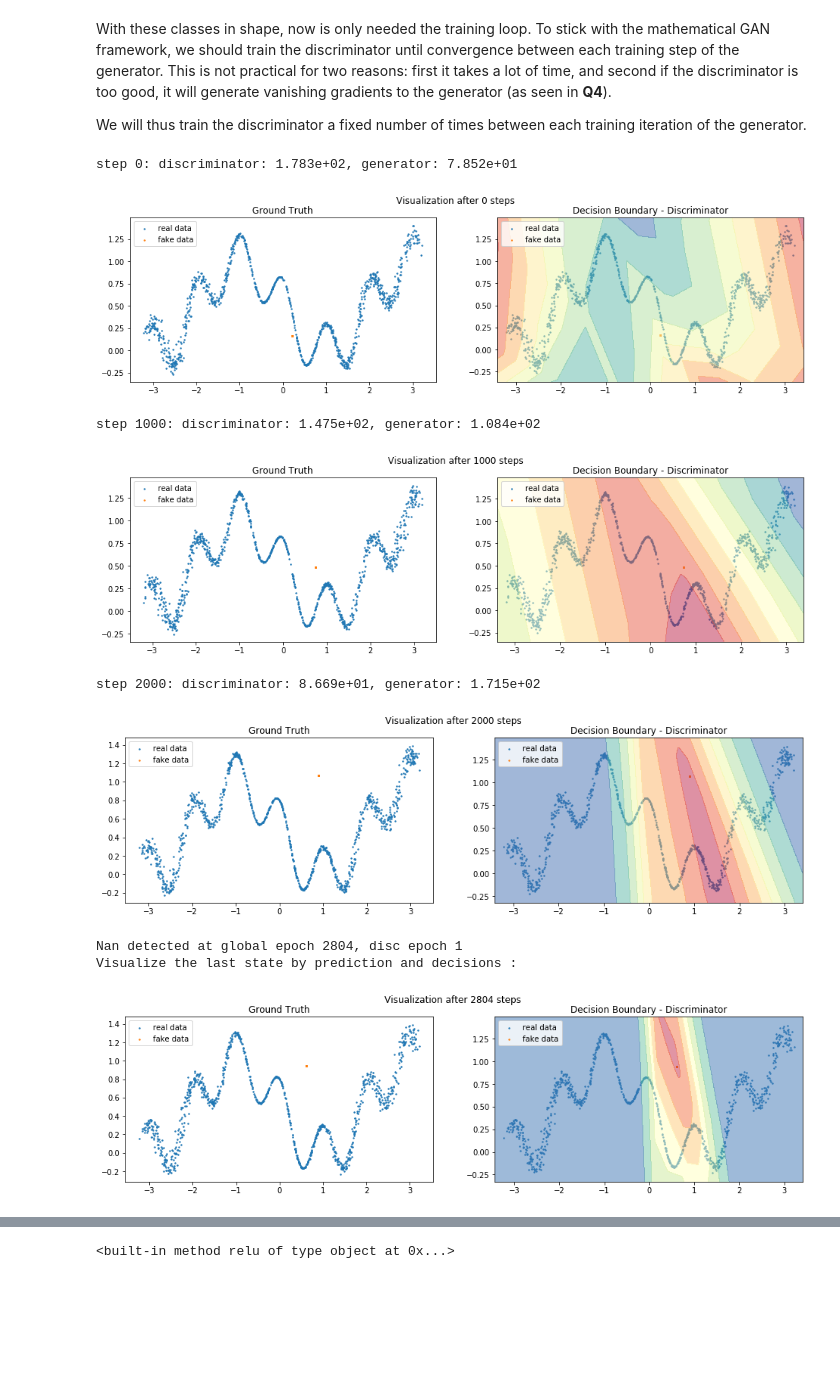
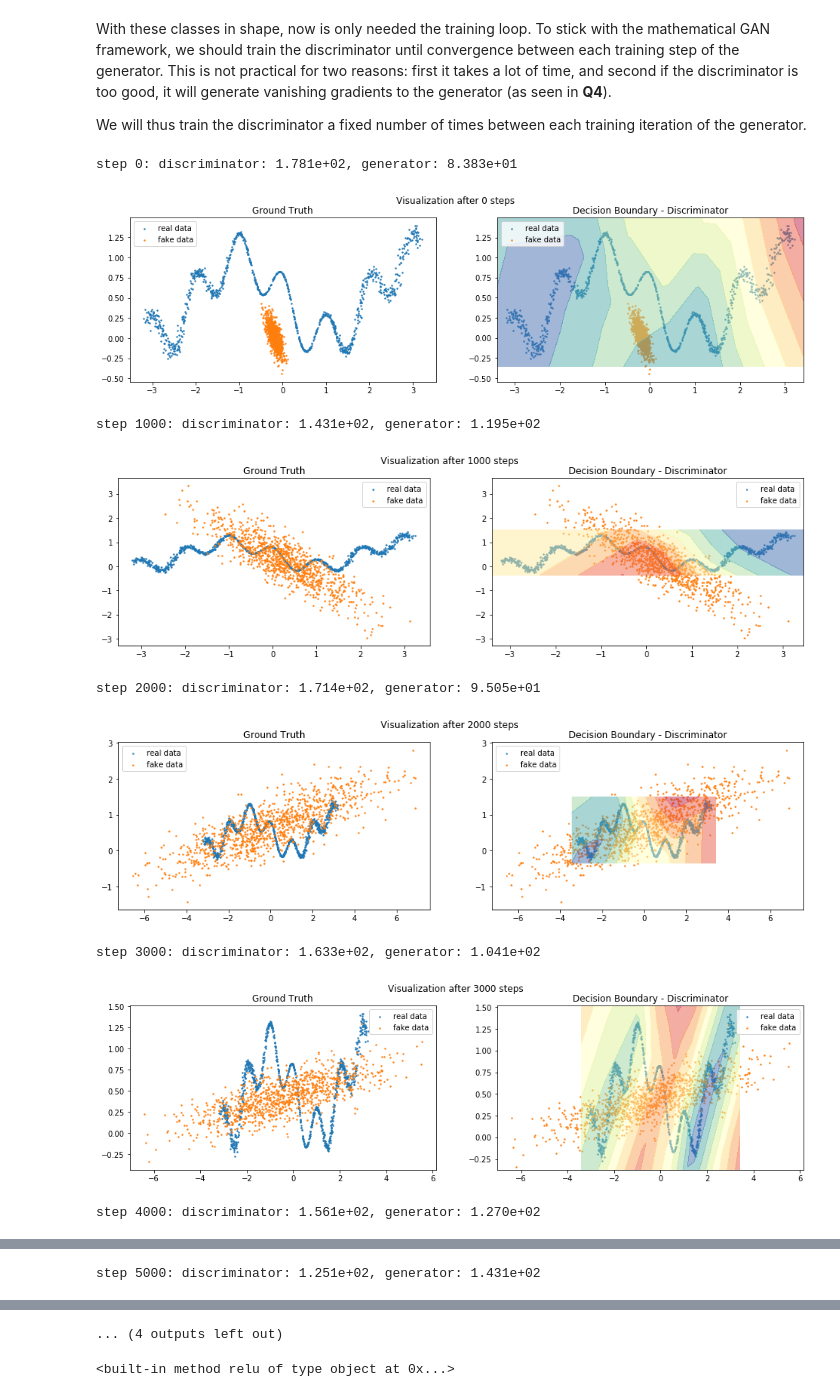
Before and after one commit to EmmanuelJhno/Advanced_Deep_Learning, a Jupyter notebook: Lab6/TP6_generative_models.ipynb, the cells around one changed output, grey strips where cells are left out. Drawn from its saved outputs; the diff is of its cells as text; code cells hidden in the pictures; blank space fills up the shorter version.

Commit message:
Trying to make the generator output something else than a gaussian.

```diff
--- a/Lab6/TP6_generative_models.ipynb
+++ b/Lab6/TP6_generative_models.ipynb
@@ -243,7 +243,7 @@ def trainer(ratio=TRAIN_RATIO, epochs=N_ITER, n_layers_gen=3, n_neurons_gen=7,
             plot=True, loss_method='standard', n_layers_disc=3, n_neurons_disc=7):
 
     generator = Generator(n_hidden_layers=n_layers_gen, n_neurons=n_neurons_gen, prior=PRIOR_N,
-                          output_activation=None, hidden_activations=torch.sigmoid)
+                          output_activation=None, hidden_activations=None)
     optim_gen = torch.optim.Adam(generator.parameters(), lr=1e-4, betas=(0.5,0.9))
     discriminator = Discriminator(n_hidden_layers=n_layers_disc, n_neurons=n_neurons_disc)
     optim_disc = torch.optim.Adam(discriminator.parameters(), lr=1e-4, betas=(0.5,0.9))
@@ -266,6 +266,7 @@ def trainer(ratio=TRAIN_RATIO, epochs=N_ITER, n_layers_gen=3, n_neurons_gen=7,
             for (data, targets) in loader: # only one batch anyway
                 prediction = discriminator(data).flatten()
                 if torch.isnan(prediction).any():
+                    print('-'*100+'\n'+'-'*100+'\n'+'-'*100+'\n')
                     print('Nan detected at global epoch {}, disc epoch {}'.format(i,_))
                     print('Visualize the last state by prediction and decisions : ')
                     plot_predictions(memory_gen, memory_disc, nb_steps=i)
@@ -281,6 +282,7 @@ def trainer(ratio=TRAIN_RATIO, epochs=N_ITER, n_layers_gen=3, n_neurons_gen=7,
         fake_batch = generator.generate(BATCHLEN)
         prediction = discriminator(fake_batch)
         if torch.isnan(prediction).any():
+            print('-'*100+'\n'+'-'*100+'\n'+'-'*100+'\n')
             print('Nan detected at global epoch {}, after generating'.format(i))
             print('Visualize the last state by prediction and decisions : ')
             plot_predictions(generator, discriminator, nb_steps=i)
@@ -299,14 +301,14 @@ def trainer(ratio=TRAIN_RATIO, epochs=N_ITER, n_layers_gen=3, n_neurons_gen=7,
 
     return generator, discriminator
 # %%
-generator, discriminator = trainer(loss_method='negative', n_layers_gen=6, n_neurons_gen=5)
+generator, discriminator = trainer(loss_method='negative', n_layers_gen=3, n_neurons_gen=7)
 # %% [output]
-step 0: discriminator: 1.783e+02, generator: 7.852e+01
+step 0: discriminator: 1.781e+02, generator: 8.383e+01
-[figure, old version]
+[figure, new version]
-step 1000: discriminator: 1.475e+02, generator: 1.084e+02
+step 1000: discriminator: 1.431e+02, generator: 1.195e+02
-[figure, old version]
+[figure, new version]
-step 2000: discriminator: 8.669e+01, generator: 1.715e+02
+step 2000: discriminator: 1.714e+02, generator: 9.505e+01
-[figure, old version]
+[figure, new version]
-Nan detected at global epoch 2804, disc epoch 1
-Visualize the last state by prediction and decisions :
+step 3000: discriminator: 1.633e+02, generator: 1.041e+02
-[figure, old version]
+[figure, new version]
+step 4000: discriminator: 1.561e+02, generator: 1.270e+02
@@ -312,0 +316 @@ Visualize the last state by prediction and decisions :
+step 5000: discriminator: 1.251e+02, generator: 1.431e+02
@@ -313,3 +318,4 @@ Visualize the last state by prediction and decisions :
+... (4 outputs left out)
 # %%
 print(generator.hidden_activations)
 # %% [output]
```
Also changed, not shown: parts of 1 cell of this notebook.
